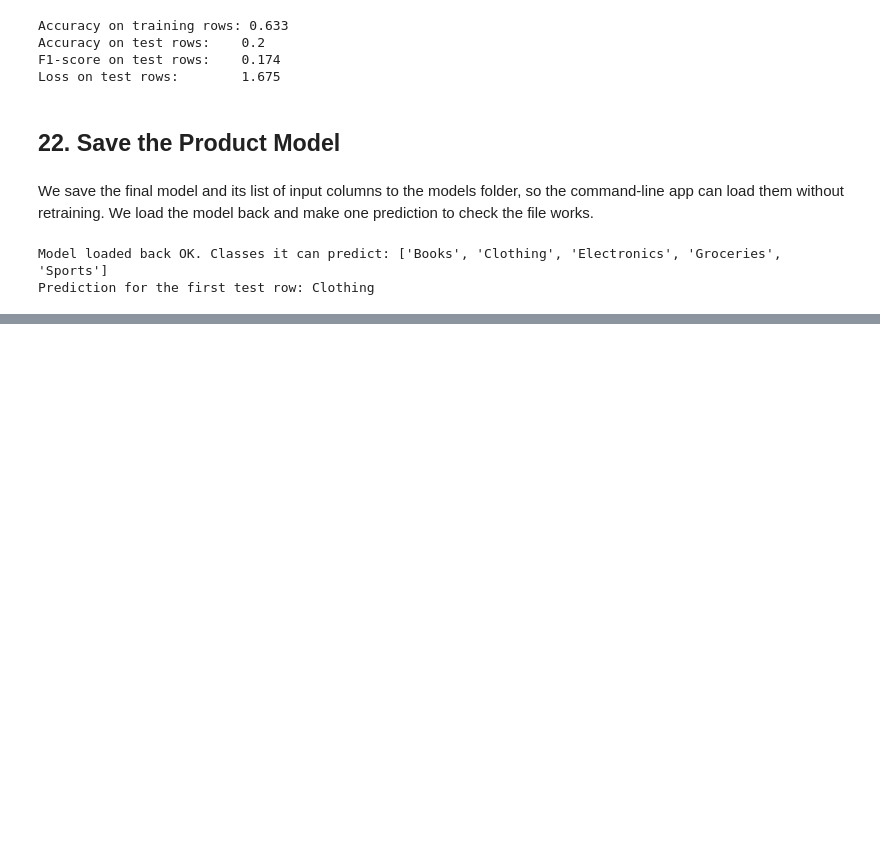
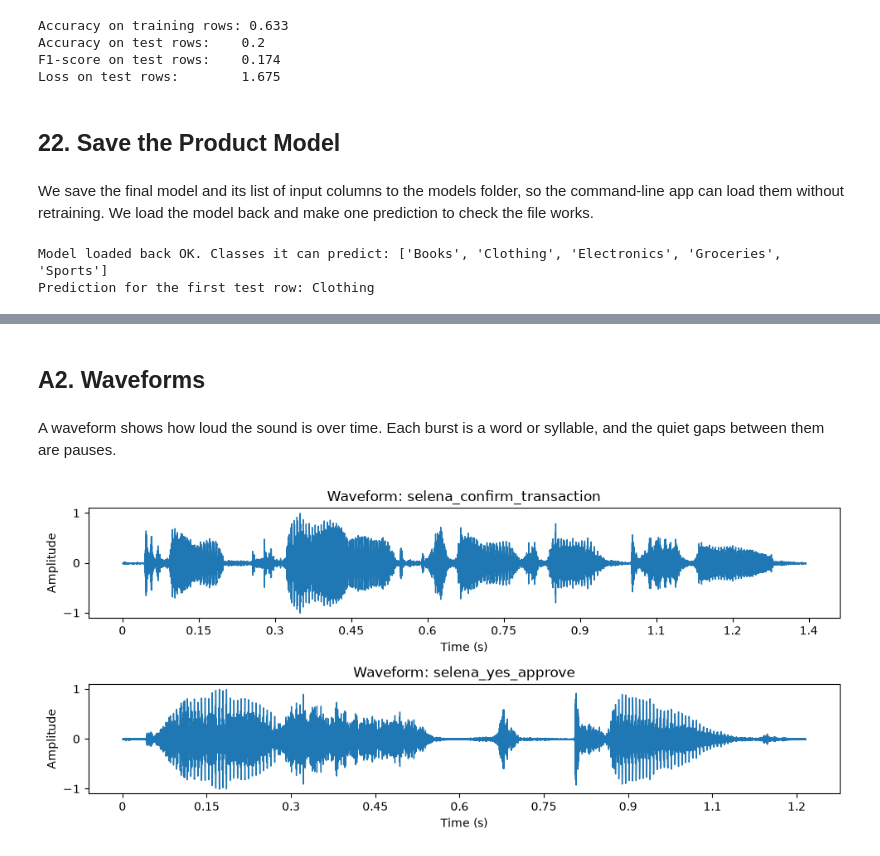
Before and after one commit to selenai9/ML-pipeline-F2-multimodal-auth-product-recommendation, a Jupyter notebook: formative2_multimodal.ipynb, the cells around one changed output, grey strips where cells are left out. Cells and saved outputs as stored; diff of their text form; code cells hidden in the pictures; blank space fills up the shorter version.

```diff
--- a/formative2_multimodal.ipynb
+++ b/formative2_multimodal.ipynb
@@ -635,0 +646,27 @@ Prediction for the first test row: Clothing
+# %%
+import sys
+sys.path.insert(0, "scripts")
+
+import numpy as np
+import pandas as pd
+import matplotlib.pyplot as plt
+import librosa
+import librosa.display
+from IPython.display import Audio, display
+
+from audio_pipeline import (SAMPLE_RATE, list_clips, load_audio, parse_name,
+                            augment, build_feature_table, FEATURES_PATH)
+
+clips = list_clips()
+audio = {}          # sample_id -> waveform
+summary = []
+for path in clips:
+    member, phrase = parse_name(path)
+    y = load_audio(path)
+    audio[path.stem.lower()] = y
+    summary.append({"file": path.name, "member": member, "phrase": phrase,
+                    "duration_s": round(len(y) / SAMPLE_RATE, 2)})
+
+clip_info = pd.DataFrame(summary)
+print(f"{len(clips)} clips from {clip_info['member'].nunique()} members, sample rate {SAMPLE_RATE} Hz")
+clip_info
@@ -635,0 +678,5 @@ Prediction for the first test row: Clothing
+# %%
+# listen to each clip
+for sample_id, y in audio.items():
+    print(sample_id)
+    display(Audio(y, rate=SAMPLE_RATE))
@@ -635,0 +688,15 @@ Prediction for the first test row: Clothing
+# %% [markdown]
+## A2. Waveforms
+# %% [markdown]
+A waveform shows how loud the sound is over time. Each burst is a word or syllable, and the quiet gaps between them are pauses.
+# %%
+fig, axes = plt.subplots(len(audio), 1, figsize=(10, 2.2 * len(audio)), squeeze=False)
+for ax, (sample_id, y) in zip(axes[:, 0], audio.items()):
+    librosa.display.waveshow(y, sr=SAMPLE_RATE, ax=ax)
+    ax.set_title(f"Waveform: {sample_id}")
+    ax.set_xlabel("Time (s)")
+    ax.set_ylabel("Amplitude")
+plt.tight_layout()
+plt.show()
+# %% [output]
+[figure, added]
```
Also changed, not shown: parts of 26 cells of this notebook.
